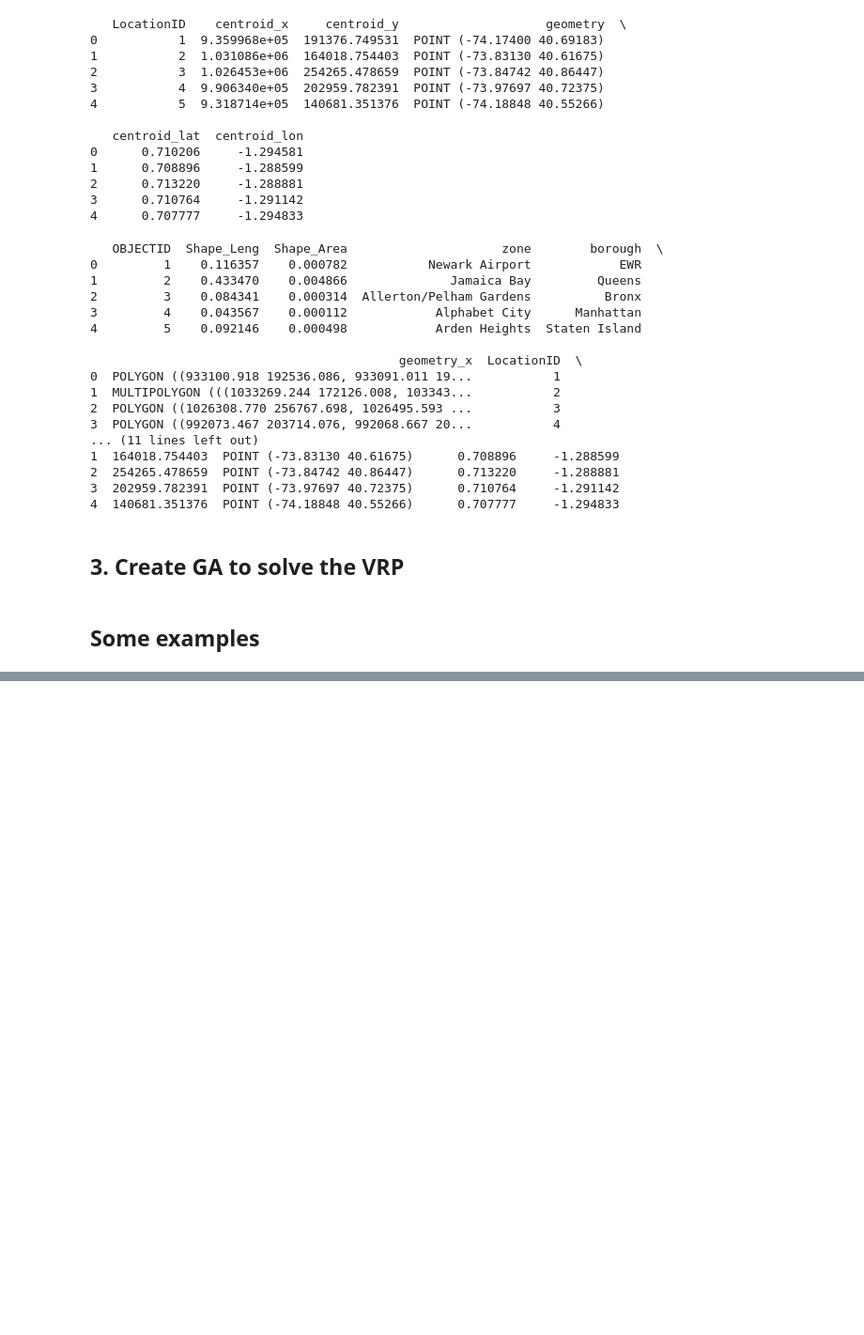
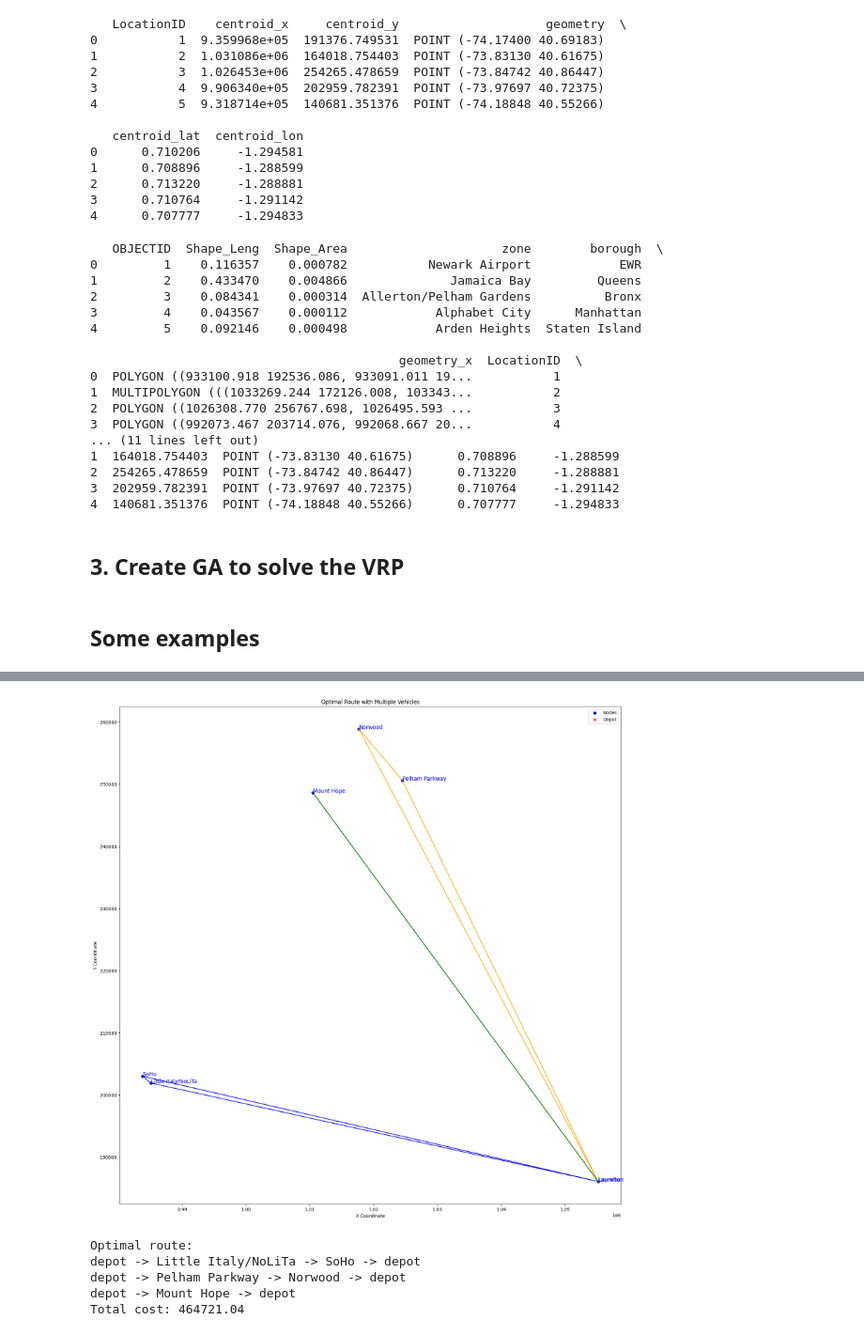
Before and after one commit to paula-martinezmoreno/Route-Selection-with-Probabilistic-Optimization-through-Geospatial-Deep-Learning, a Jupyter notebook: Optimization with GA.ipynb, the cells around one changed output, grey strips where cells are left out. Shown at 94% size. Saved outputs shown, nothing was run; the diff lists cells and outputs as text; code cells hidden in the pictures; blank space fills up the shorter version.

```diff
--- a/Optimization with GA.ipynb
+++ b/Optimization with GA.ipynb
@@ -343,0 +363,26 @@ Total cost: 256996.885625
+# %%
+# Define the zones to use and their demands
+zones = ['Laurelton', 'Little Italy/NoLiTa', 'Mount Hope', 'Norwood','Pelham Parkway', 'SoHo']
+demands = {'Laurelton': 0, 'Little Italy/NoLiTa': 1,'Mount Hope': 2, 'Norwood': 3, 'Pelham Parkway':1, 'SoHo':2}
+
+# Assign demands to the data
+merged_data['demand'] = merged_data['zone'].map(demands).fillna(0)
+
+# Define vehicle capacities
+vehicle_capacities = [4, 4,3]
+
+# Apply the genetic algorithm
+route_labels, total_cost = genetic_algorithm_vrp(merged_data, zones, vehicle_capacities, popsize=250,iterations=50, threshold_distance=50)
+
+# Print the solution
+print('Optimal route:')
+for vehicle_route in route_labels:
+    print(' -> '.join(vehicle_route))
+print(f'Total cost: {total_cost:.2f}')
+# %% [output]
+[figure, added]
+Optimal route:
+depot -> Little Italy/NoLiTa -> SoHo -> depot
+depot -> Pelham Parkway -> Norwood -> depot
+depot -> Mount Hope -> depot
+Total cost: 464721.04
```
Also changed, not shown: parts of 8 cells of this notebook.
